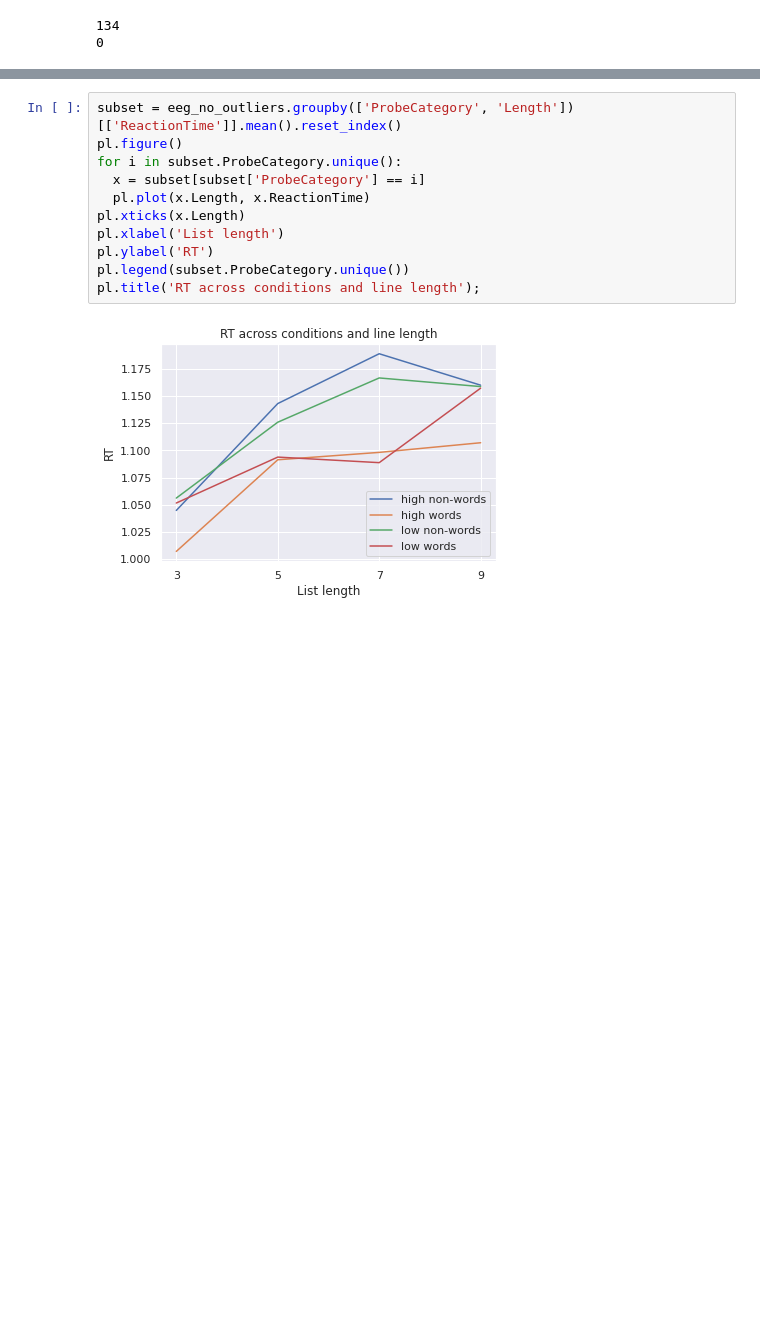
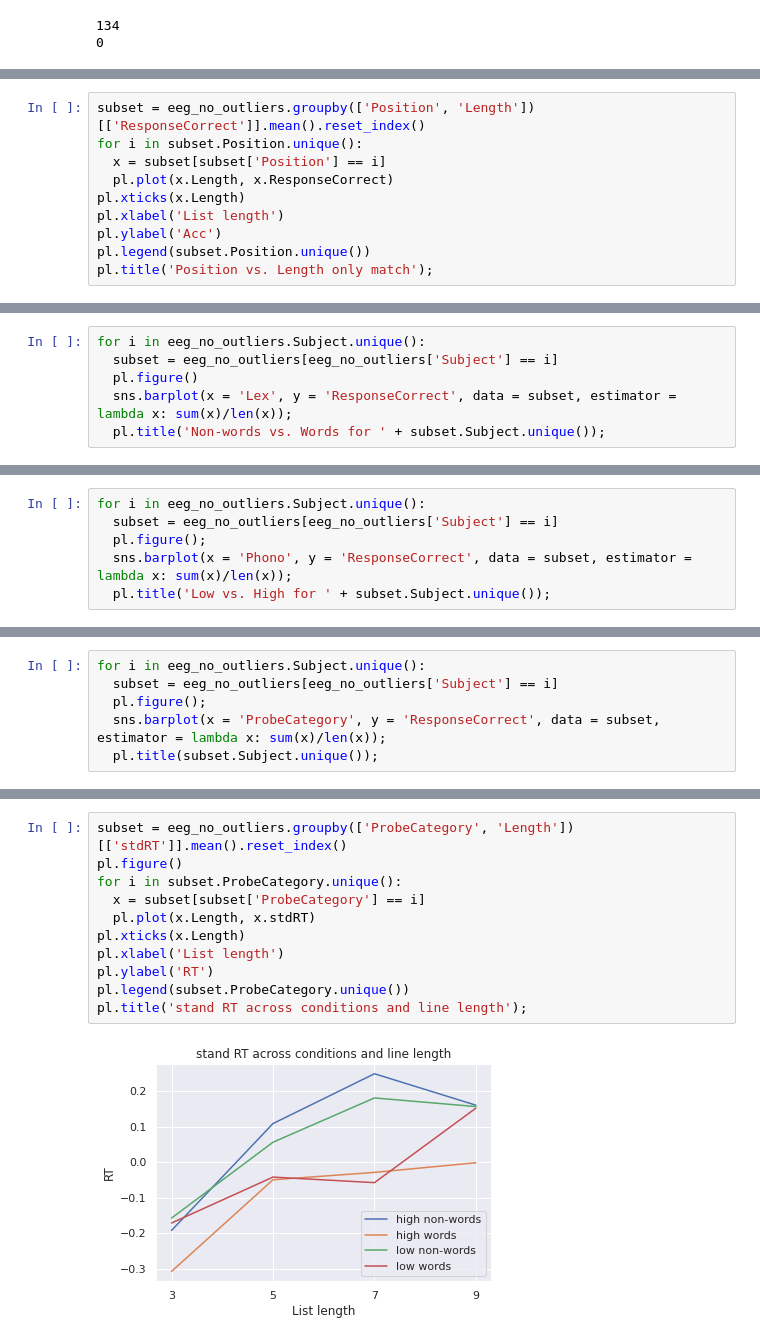
Before and after one commit to cristinarainich/Sternberg_analysis, a Jupyter notebook: EEG_dataset.ipynb, the cells around one changed output, grey strips where cells are left out. Drawn from its saved outputs; the diff is of its cells as text; blank space fills up the shorter version.

```diff
--- a/EEG_dataset.ipynb
+++ b/EEG_dataset.ipynb
@@ -572,0 +596,10 @@ eeg_no_outliers.head()
+# %%
+subset = eeg_no_outliers.groupby(['Position', 'Length'])[['ResponseCorrect']].mean().reset_index()
+for i in subset.Position.unique():
+  x = subset[subset['Position'] == i]
+  pl.plot(x.Length, x.ResponseCorrect)
+pl.xticks(x.Length)
+pl.xlabel('List length')
+pl.ylabel('Acc')
+pl.legend(subset.Position.unique())
+pl.title('Position vs. Length only match');
@@ -572,0 +640,6 @@ eeg_no_outliers.head()
+# %%
+for i in eeg_no_outliers.Subject.unique():
+  subset = eeg_no_outliers[eeg_no_outliers['Subject'] == i]
+  pl.figure()
+  sns.barplot(x = 'Lex', y = 'ResponseCorrect', data = subset, estimator = lambda x: sum(x)/len(x));
+  pl.title('Non-words vs. Words for ' + subset.Subject.unique());
@@ -572,0 +660,6 @@ eeg_no_outliers.head()
+# %%
+for i in eeg_no_outliers.Subject.unique():
+  subset = eeg_no_outliers[eeg_no_outliers['Subject'] == i]
+  pl.figure();
+  sns.barplot(x = 'Phono', y = 'ResponseCorrect', data = subset, estimator = lambda x: sum(x)/len(x));
+  pl.title('Low vs. High for ' + subset.Subject.unique());
@@ -572,0 +680,6 @@ eeg_no_outliers.head()
+# %%
+for i in eeg_no_outliers.Subject.unique():
+  subset = eeg_no_outliers[eeg_no_outliers['Subject'] == i]
+  pl.figure();
+  sns.barplot(x = 'ProbeCategory', y = 'ResponseCorrect', data = subset, estimator = lambda x: sum(x)/len(x));
+  pl.title(subset.Subject.unique());
@@ -573,13 +712,13 @@ eeg_no_outliers.head()
 # %%
-subset = eeg_no_outliers.groupby(['ProbeCategory', 'Length'])[['ReactionTime']].mean().reset_index()
+subset = eeg_no_outliers.groupby(['ProbeCategory', 'Length'])[['stdRT']].mean().reset_index()
 pl.figure()
 for i in subset.ProbeCategory.unique():
   x = subset[subset['ProbeCategory'] == i]
-  pl.plot(x.Length, x.ReactionTime)
+  pl.plot(x.Length, x.stdRT)
 pl.xticks(x.Length)
 pl.xlabel('List length')
 pl.ylabel('RT')
 pl.legend(subset.ProbeCategory.unique())
-pl.title('RT across conditions and line length');
+pl.title('stand RT across conditions and line length');
 # %% [output]
-[figure, old version]
+[figure, new version]
```
Also changed, not shown: parts of 99 cells of this notebook.
